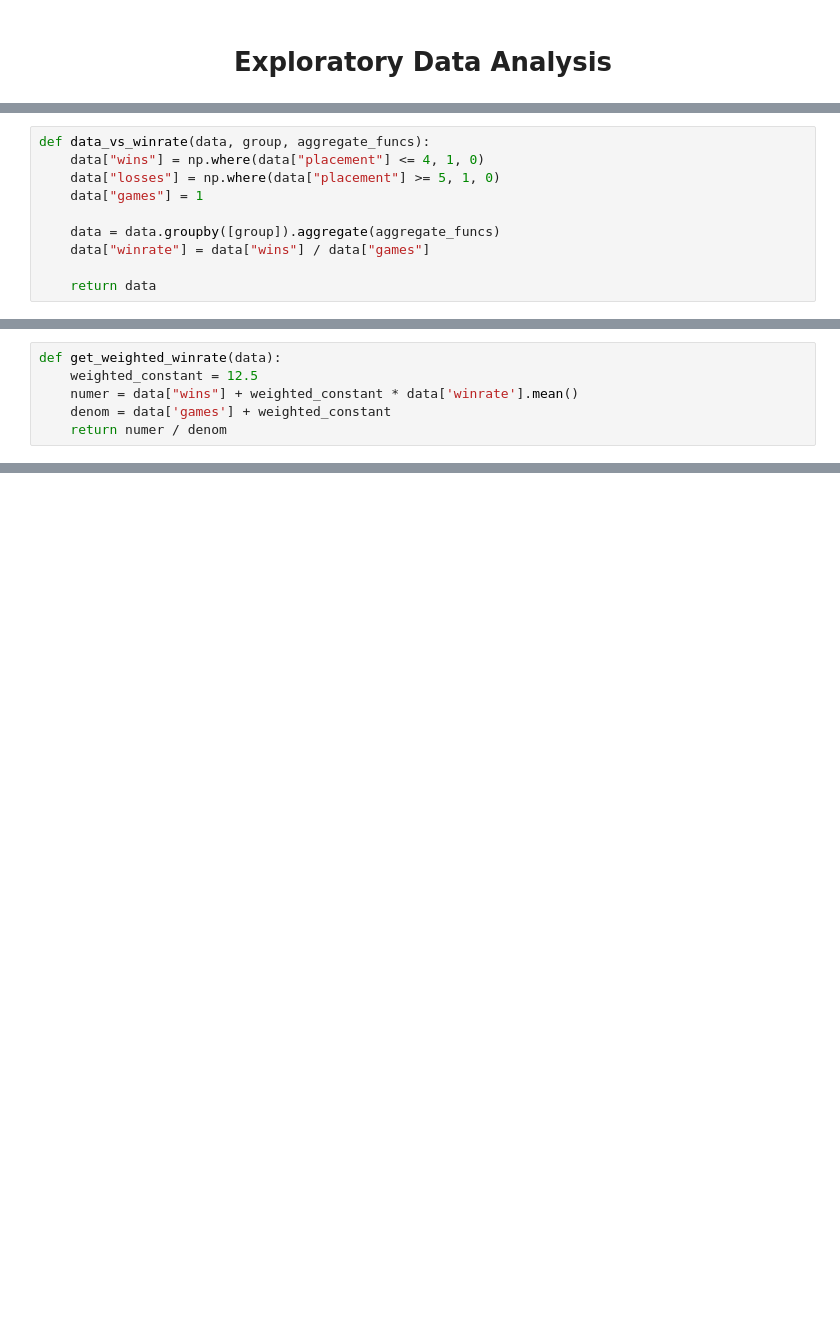
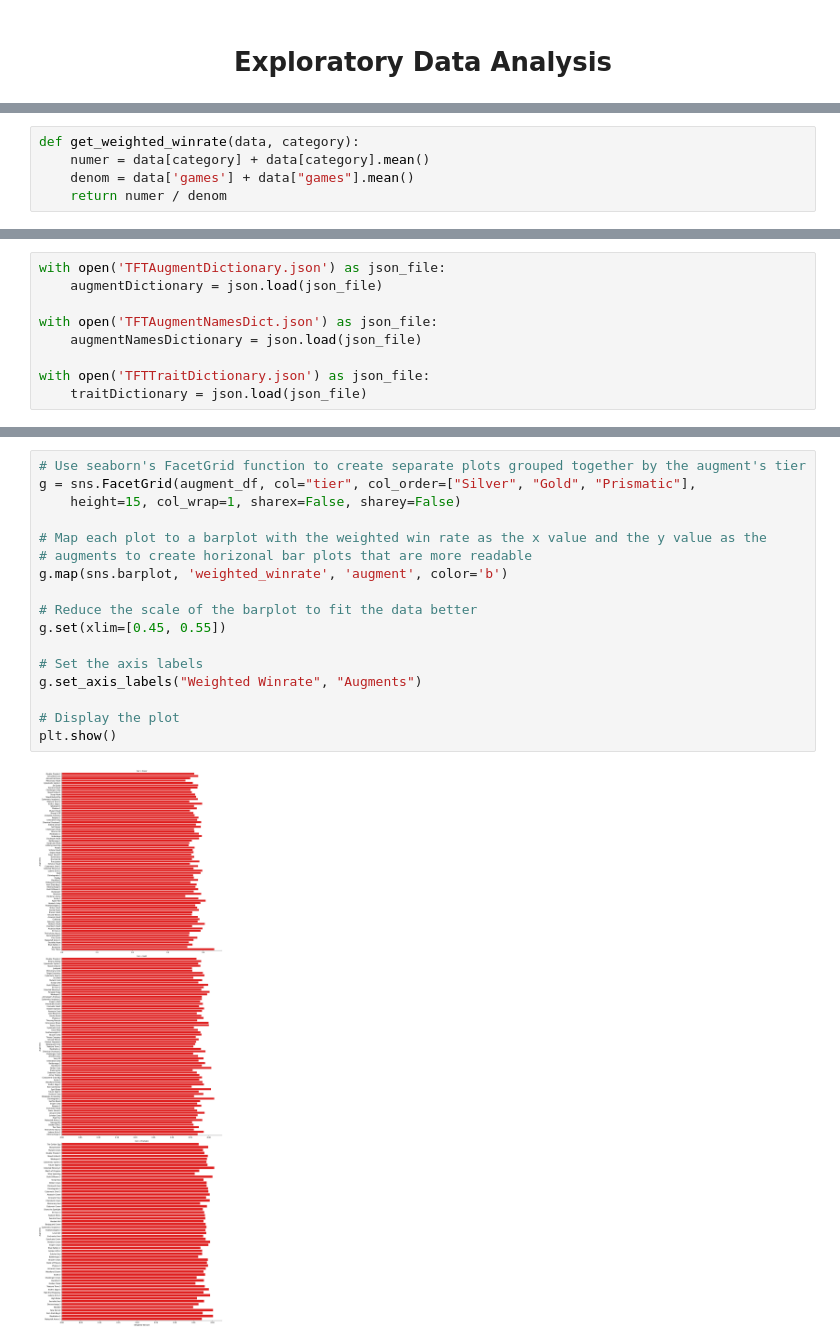
Before and after one commit to jdang2/jdang2.github.io, a Jupyter notebook: CMSC320Final.ipynb, the cells around one changed output, grey strips where cells are left out. Saved outputs shown, nothing was run; the diff lists cells and outputs as text; blank space fills up the shorter version.

Commit message:
graphs.

```diff
--- a/CMSC320Final.ipynb
+++ b/CMSC320Final.ipynb
@@ -355,10 +348,0 @@ Scatterplot: champs/unit vs winrate
-# %%
-def data_vs_winrate(data, group, aggregate_funcs):
-    data["wins"] = np.where(data["placement"] <= 4, 1, 0)
-    data["losses"] = np.where(data["placement"] >= 5, 1, 0)
-    data["games"] = 1
-
-    data = data.groupby([group]).aggregate(aggregate_funcs)
-    data["winrate"] = data["wins"] / data["games"]
-
-    return data
@@ -365,6 +392,5 @@ def data_vs_winrate(data, group, aggregate_funcs):
 # %%
-def get_weighted_winrate(data):
-    weighted_constant = 12.5
-    numer = data["wins"] + weighted_constant * data['winrate'].mean()
-    denom = data['games'] + weighted_constant
+def get_weighted_winrate(data, category):
+    numer = data[category] + data[category].mean()
+    denom = data['games'] + data["games"].mean()
     return numer / denom
@@ -497,0 +397,9 @@ item_df
+# %%
+with open('TFTAugmentDictionary.json') as json_file:
+    augmentDictionary = json.load(json_file)
+
+with open('TFTAugmentNamesDict.json') as json_file:
+    augmentNamesDictionary = json.load(json_file)
+
+with open('TFTTraitDictionary.json') as json_file:
+    traitDictionary = json.load(json_file)
@@ -497,0 +479,19 @@ item_df
+# %%
+# Use seaborn's FacetGrid function to create separate plots grouped together by the augment's tier
+g = sns.FacetGrid(augment_df, col="tier", col_order=["Silver", "Gold", "Prismatic"],
+    height=15, col_wrap=1, sharex=False, sharey=False)
+
+# Map each plot to a barplot with the weighted win rate as the x value and the y value as the
+# augments to create horizonal bar plots that are more readable
+g.map(sns.barplot, 'weighted_winrate', 'augment', color='b')
+
+# Reduce the scale of the barplot to fit the data better
+g.set(xlim=[0.45, 0.55])
+
+# Set the axis labels
+g.set_axis_labels("Weighted Winrate", "Augments")
+
+# Display the plot
+plt.show()
+# %% [output]
+[figure, added]
```
Also changed, not shown: parts of 37 cells of this notebook, 2 other files.
